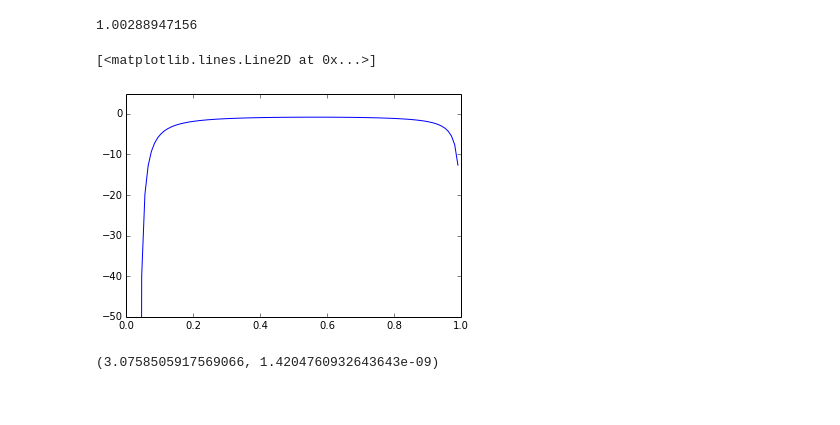
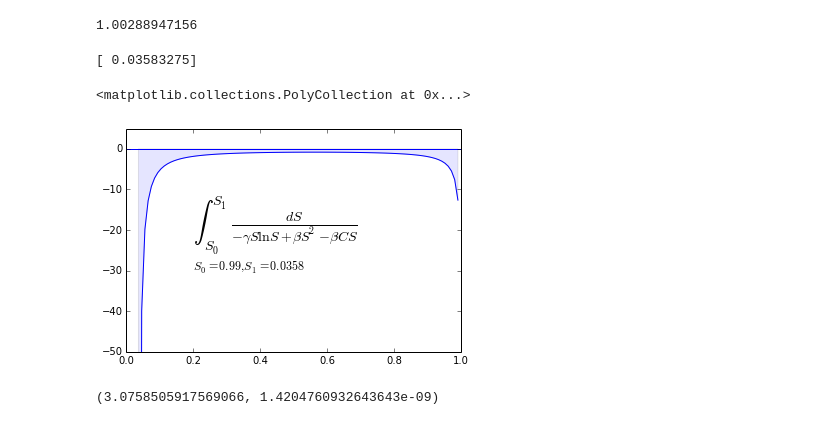
Before and after one commit to cchuang2009/math2014, a Jupyter notebook: 14/SIR.ipynb, the cells around one changed output. Drawn from its saved outputs; the diff is of its cells as text; code cells hidden in the pictures.

```diff
--- a/14/SIR.ipynb
+++ b/14/SIR.ipynb
@@ -309,13 +311,31 @@ C0= I0-g/b*log(S0)+S0
 print C0
 # %% [output]
 1.00288947156
-# %%
-v=np.linspace(SS,S0,100)
-plt.ylim(-50,5)
-plt.plot(v,1/(b*v*v-b*C0*v-g*v*log(v)))
-# %% [output]
-[<matplotlib.lines.Line2D at 0x...>]
-[figure, removed]
+# %%
+def func(x):
+        return -g/b*np.log(x)+x+I0-C0
+SS=fsolve(func,0.01);print(SS)
+# %% [output]
+[ 0.03583275]
+# %%
+def xv0(x):
+    return 0*x
+def intf(x):
+    return 1/(b*x*x-b*C0*x-g*x*log(x))
+# %%
+xv=np.linspace(SS,S0,100)
+xv2=np.linspace(0,1,101)
+
+plt.ylim(-50,5)
+plt.text(0.2,-20,r'$\int^{S_1}_{S_0}\frac{ d S }{-\gamma S \ln S +\beta S^2-\beta C S}$',size=20)
+plt.text(0.2,-30,r'$S_0=0.99,S_1=0.0358$',size=12)
+
+plt.plot(xv2,xv0(xv2))
+plt.plot(xv,intf(xv),'b-')
+plt.fill_between(xv, intf(xv),0, facecolor='blue', alpha=0.1)
+# %% [output]
+<matplotlib.collections.PolyCollection at 0x...>
+[figure, added]
 # %%
 x2 = lambda v: 1/(b*v*v-b*C0*v-g*v*log(v))
 integrate.quad(x2,S0,SS)
```
Also changed, not shown: parts of 4 cells of this notebook.
